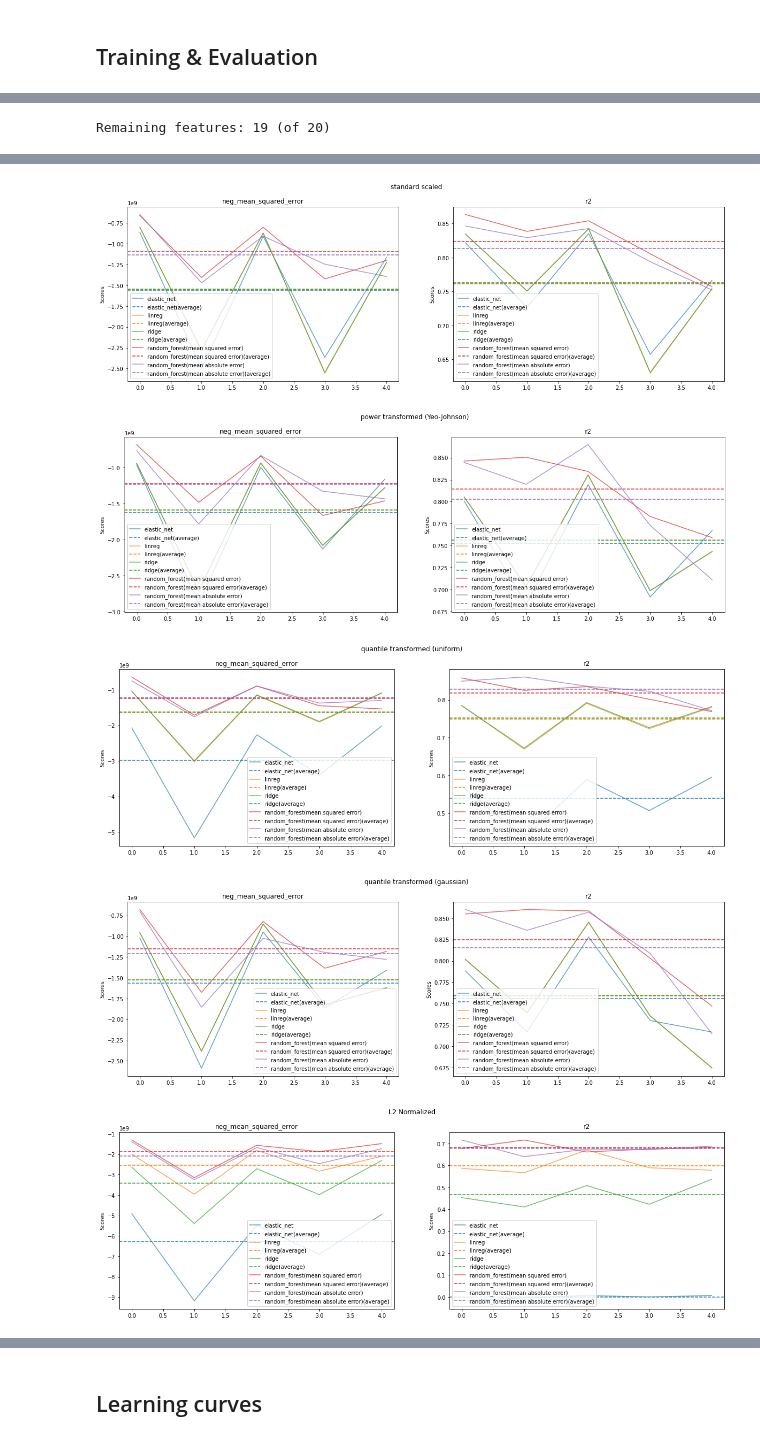
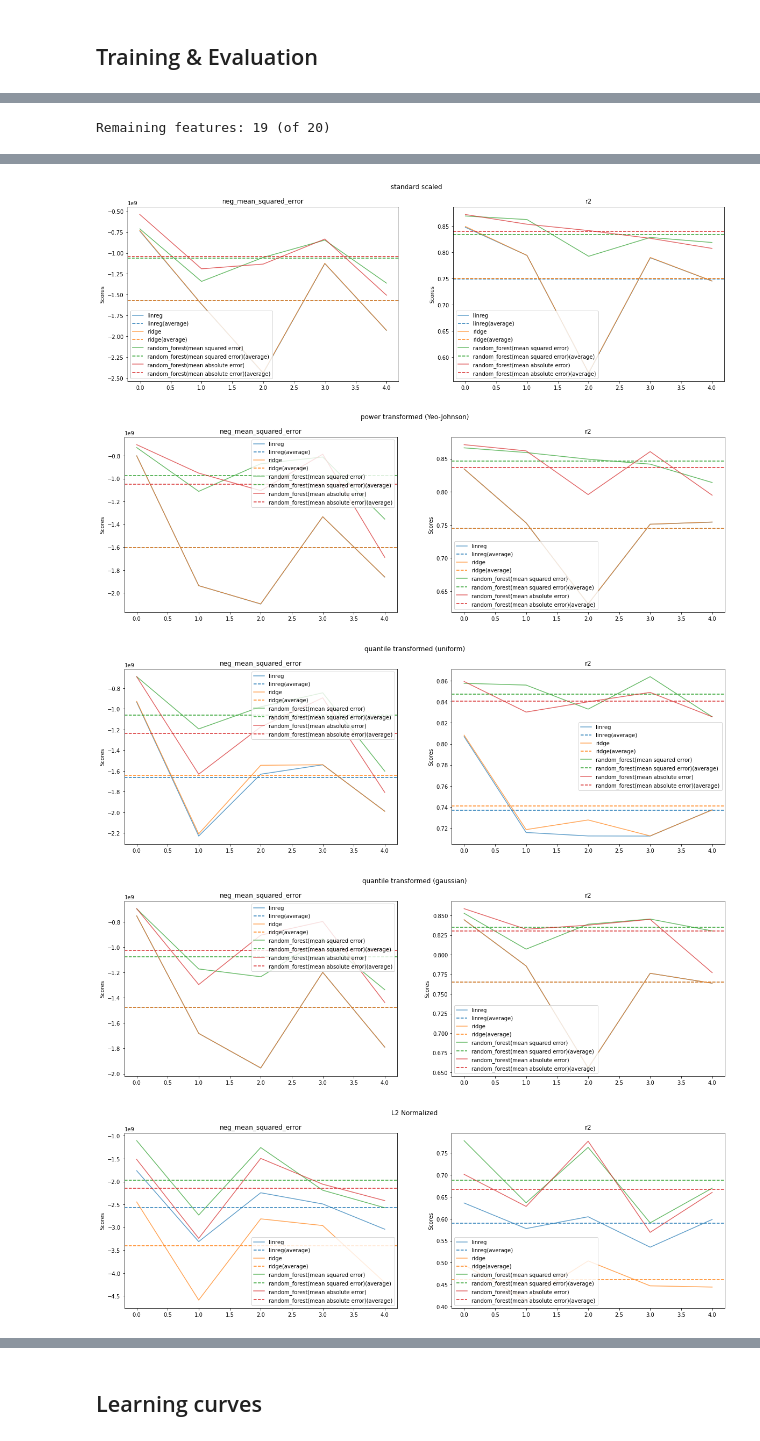
Before and after one commit to mankinskin/ml_projects, a Jupyter notebook: project3/Project3.ipynb, the cells around one changed output, grey strips where cells are left out. Saved outputs shown, nothing was run; the diff lists cells and outputs as text; code cells hidden in the pictures.

```diff
--- a/project3/Project3.ipynb
+++ b/project3/Project3.ipynb
@@ -287,7 +277,6 @@ with warnings.catch_warnings():
 # Todo: evaluate different techniques of feature selection
 # embedded feature selections
 regs = {
-    "elastic_net": ElasticNet(),
     "linreg": LinearRegression(),
     "ridge": Ridge(),
     "random_forest(mean squared error)": RandomForestRegressor(n_estimators=10),
@@ -348,5 +337,5 @@ Remaining features: 19 (of 20)
-[figure, old version]
+[figure, new version]
-[figure, old version]
+[figure, new version]
-[figure, old version]
+[figure, new version]
-[figure, old version]
+[figure, new version]
-[figure, old version]
+[figure, new version]
```
Also changed, not shown: parts of 5 cells of this notebook.
